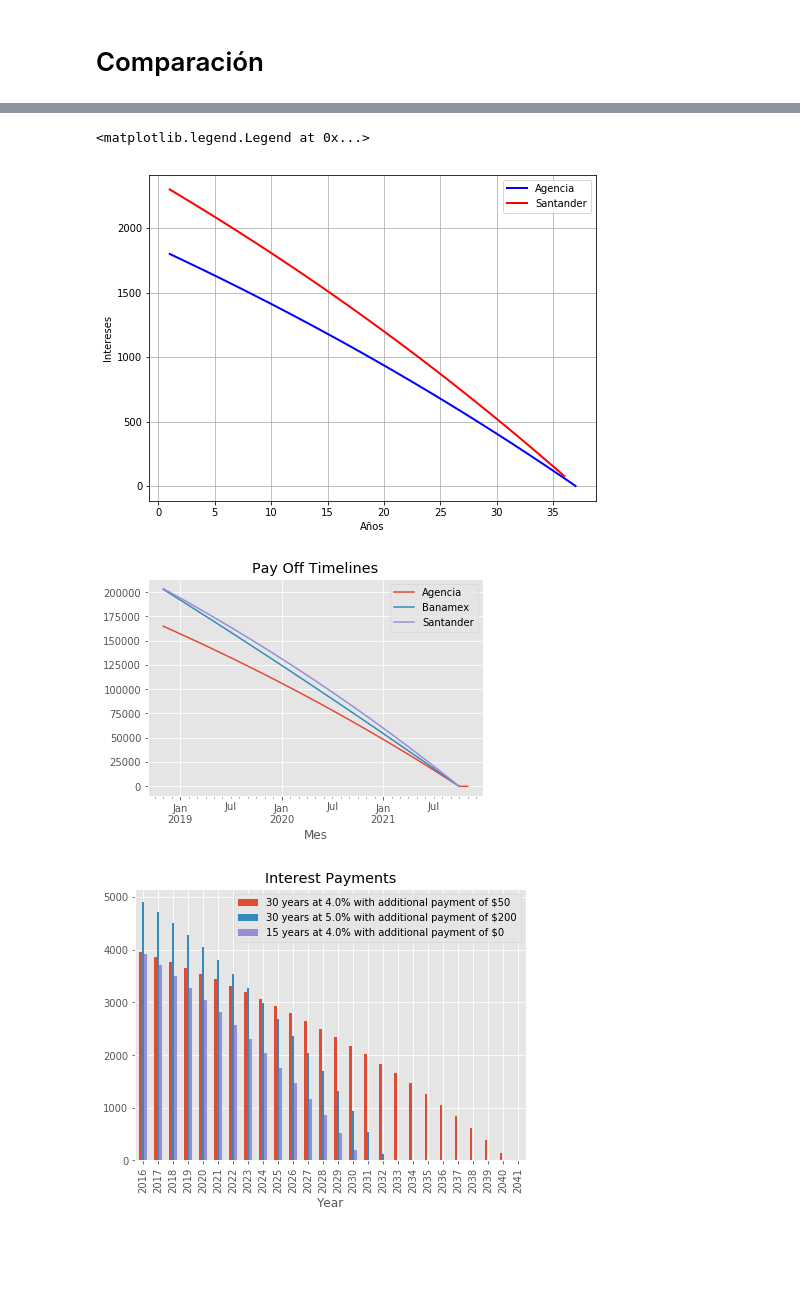
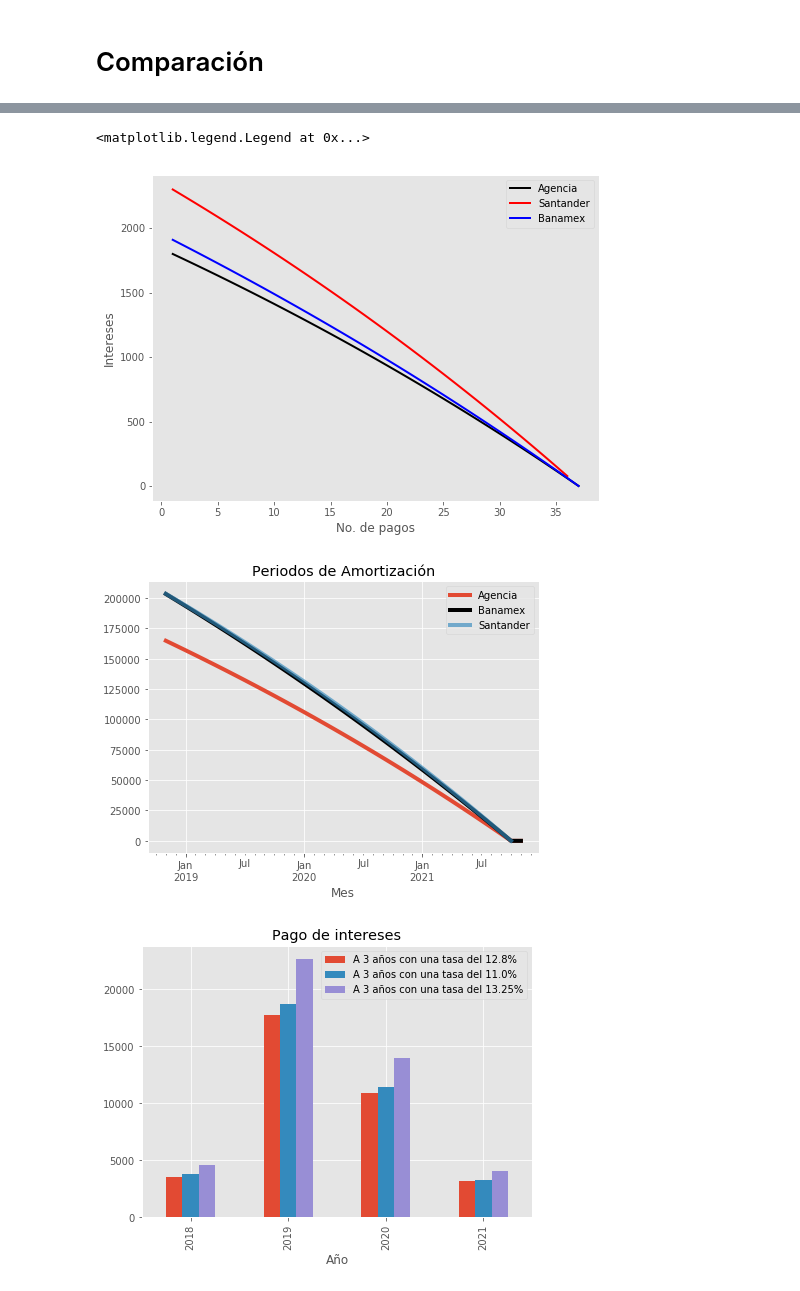
Before and after one commit to labv98/Proyecto-2, a Jupyter notebook: ProyectoModulo2_FrancoJE_FigueroaAR_BarraganVL.ipynb, the cells around one changed output, grey strips where cells are left out. Cells and saved outputs as stored; diff of their text form; code cells hidden in the pictures; blank space fills up the shorter version.

```diff
--- a/ProyectoModulo2_FrancoJE_FigueroaAR_BarraganVL.ipynb
+++ b/ProyectoModulo2_FrancoJE_FigueroaAR_BarraganVL.ipynb
@@ -263,7 +343,7 @@ Name: Interes, dtype: float64
 # Comparación
 # %%
 tabla1, res1 = amortizacion_tabla(168723, .128, 3, enganche=0, fecha_inicio=date(2018,11,1))
-tabla2, res2 = amortizacion_tabla(208300, .04, 3, enganche=0, fecha_inicio=date(2018,11,1))
+tabla2, res2 = amortizacion_tabla(208300, .11, 3, enganche=0, fecha_inicio=date(2018,11,1))
 tabla3, res3 = amortizacion_tabla(208300, .1325, 3, enganche=0, fecha_inicio=date(2018,11,1))
 # %%
 pd.DataFrame([res1, res2, res3])
@@ -274,50 +354,48 @@ pd.DataFrame([res1, res2, res3])
 | 2 | 2021-10-01 | 36 | 0.1325 | 3 | 208300 | 7043.56 | 0 | ... |
 # %%
 plt.figure(figsize=(8,6))
-
-plt.plot(xA, yA, 'b', lw=2, label='Agencia')
-
+plt.grid()
+plt.plot(xA, yA, 'k', lw=2, label='Agencia')
 plt.plot(xS, yS, 'r', lw=2, label='Santander')
-
-plt.grid()
-plt.xlabel('Años')
+plt.plot(xB, yB, "b", lw=2, label="Banamex")
+plt.xlabel('No. de pagos')
 plt.ylabel('Intereses')
 plt.legend(loc='best')
 # %% [output]
 <matplotlib.legend.Legend at 0x...>
-[figure, old version]
+[figure, new version]
 # %%
 %matplotlib inline
 plt.style.use('ggplot')
 # %%
 fig, ax = plt.subplots(1, 1)
-tabla1.plot(x='Mes', y='Balance final', label="Agencia", ax=ax)
-tabla2.plot(x='Mes', y='Balance final', label="Banamex", ax=ax)
-tabla3.plot(x='Mes', y='Balance final', label="Santander", ax=ax)
-plt.title("Pay Off Timelines");
+tabla1.plot(x='Mes', y='Balance final',lw=4, label="Agencia", ax=ax)
+tabla2.plot(x='Mes', y='Balance final',alpha=1,lw=4, color="k", label="Banamex", ax=ax)
+tabla3.plot(x='Mes', y='Balance final',alpha=.65, lw=4, label="Santander", ax=ax)
+plt.title("Periodos de Amortización");
 # %% [output]
-[figure, old version]
+[figure, new version]
 # %%
-def make_plot_data(schedule, stats):
+def make_plot_data(tabla, res):
     """Create a dataframe with annual interest totals, and a descriptive label"""
-    y = schedule.set_index('Month')['Interest'].resample("A").sum().reset_index()
-    y["Year"] = y["Month"].dt.year
-    y.set_index('Year', inplace=True)
-    y.drop('Month', 1, inplace=True)
-    label="{} years at {}% with additional payment of ${}".format(stats['Years'], stats['Interest Rate']*100, stats['Additional Payment'])
+    y = tabla.set_index('Mes')['Interes'].resample("A").sum().reset_index()
+    y["Año"] = y["Mes"].dt.year
+    y.set_index('Año', inplace=True)
+    y.drop('Mes', 1, inplace=True)
+    label="A {} años con una tasa del {}%".format(res['Años'], res["Tasa de interes"]*100)
     return y, label
 
-y1, label1 = make_plot_data(schedule1, stats1)
-y2, label2 = make_plot_data(schedule2, stats2)
-y3, label3 = make_plot_data(schedule3, stats3)
+y1, label1 = make_plot_data(tabla1, res1)
+y2, label2 = make_plot_data(tabla2, res2)
+y3, label3 = make_plot_data(tabla3, res3)
 
 y = pd.concat([y1, y2, y3], axis=1)
 # %%
 figsize(7,5)
 fig, ax = plt.subplots(1, 1)
 y.plot(kind="bar", ax=ax)
 
 plt.legend([label1, label2, label3], loc=1, prop={'size':10})
-plt.title("Interest Payments");
+plt.title("Pago de intereses");
 # %% [output]
-[figure, old version]
+[figure, new version]
```
Also changed, not shown: parts of 9 cells of this notebook.
